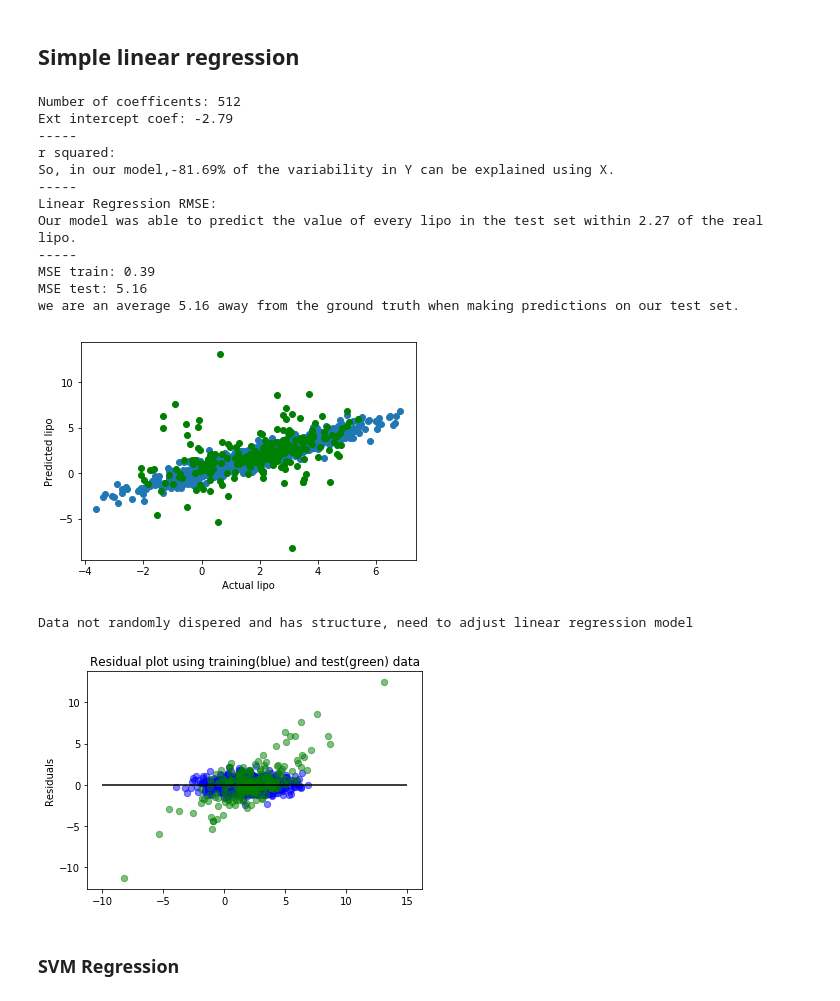
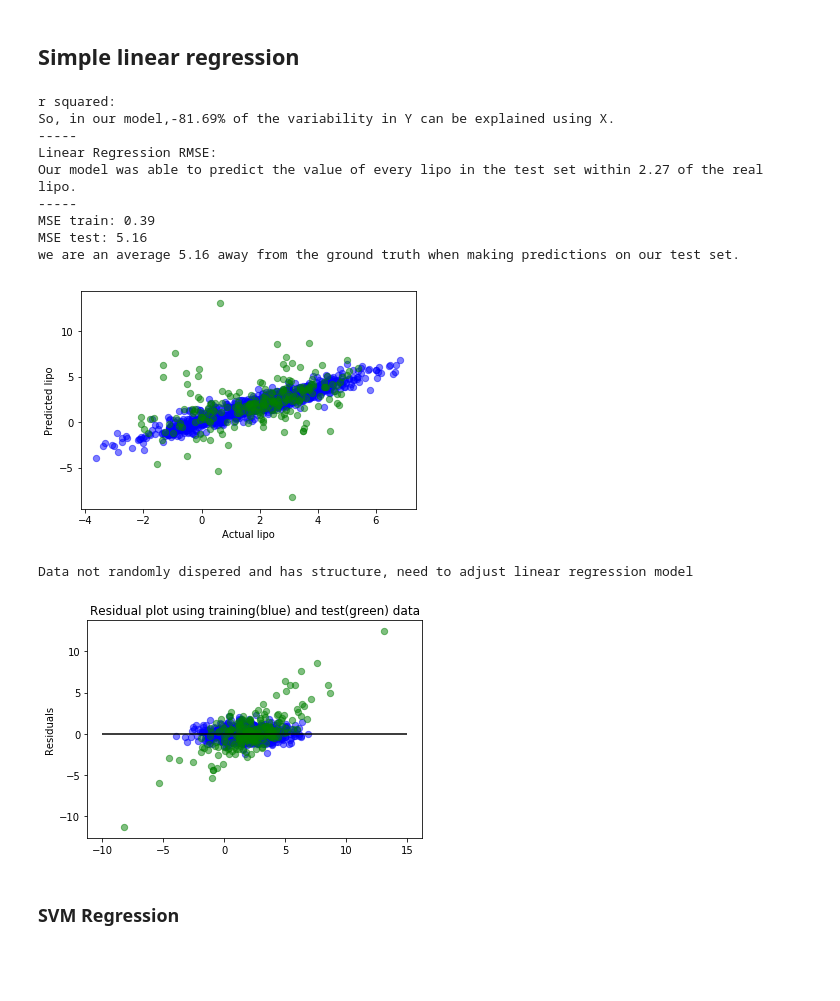
Before and after one commit to cfu288/ml-predict-lipohpillicity, a Jupyter notebook: main.ipynb, the cells around one changed output. Saved outputs shown, nothing was run; the diff lists cells and outputs as text; code cells hidden in the pictures; blank space fills up the shorter version.

```diff
--- a/main.ipynb
+++ b/main.ipynb
@@ -21,7 +21,9 @@ from rdkit.Chem.rdmolops import RDKFingerprint
 from rdkit.Chem import Draw
 from rdkit.Chem.Draw import IPythonConsole
 # %%
-dataset = pandas.read_excel("dataset.xlsx")
+dataset_read = pandas.read_excel("dataset.xlsx")
 
 # Trim Wang's (2015) predicted values since we are calculating these ourselves
-dataset = dataset.iloc[:,0:4]
+dataset = dataset_read.iloc[:,0:4]
+results = dataset_read.iloc[:,4:]
+results.head()
@@ -106,9 +101,7 @@ x_test, y_test = df_to_xy(test_set)
 # %%
 model = LinearRegression()
 model.fit(x_train, y_train)
-print("Number of coefficents: {}".format(len(model.coef_)) )# coefficent of each byte in feature arr
-print("Ext intercept coef: {:.2f}".format(model.intercept_))
-print("-----")
+
 # predict on the unseen dataset
 y_pred_train = model.predict(x_train)
 y_pred = model.predict(x_test)
@@ -127,40 +120,36 @@ print('Our model was able to predict the value of every lipo in the test set wit
 print("-----")
 
 # We want a low mse
 print("MSE train: {:.2f}".format(mean_squared_error(y_pred_train, y_train)))
 print("MSE test: {:.2f}".format(mean_squared_error(y_pred, y_test)))
 print("we are an average {:.2f} away from the ground truth when making predictions on our test set.".format(mean_squared_error(y_pred, y_test)))
 # Data is overfit
 
 # Plot outputs training data
-plt.scatter(y_train, y_pred_train)
-
+plt.scatter(y_train, y_pred_train, c='b',s=40, alpha=.5)
 # Plot outputs test data
-plt.scatter(y_test,y_pred, color='green')
+plt.scatter(y_test,y_pred, c='g',s=40, alpha=.5)
 plt.xlabel("Actual lipo")
 plt.ylabel("Predicted lipo")
 plt.show()
 
 plt.scatter(model.predict(x_train), model.predict(x_train)-y_train, c='b',s=40, alpha=.5)
 plt.scatter(model.predict(x_test), model.predict(x_test)-y_test, c='g',s=40, alpha=.5)
 plt.hlines(y=0, xmin=-10, xmax=15)
 plt.title("Residual plot using training(blue) and test(green) data")
 plt.ylabel("Residuals")
 print("Data not randomly dispered and has structure, need to adjust linear regression model")
 # %% [output]
-Number of coefficents: 512
-Ext intercept coef: -2.79
------
 r squared:
 So, in our model,-81.69% of the variability in Y can be explained using X.
 -----
 Linear Regression RMSE:
 Our model was able to predict the value of every lipo in the test set within 2.27 of the real lipo.
 -----
 MSE train: 0.39
 MSE test: 5.16
 we are an average 5.16 away from the ground truth when making predictions on our test set.
-[figure, old version]
+[figure, new version]
 Data not randomly dispered and has structure, need to adjust linear regression model
 [figure]
 # %% [markdown]
```
Also changed, not shown: parts of 5 cells of this notebook.
